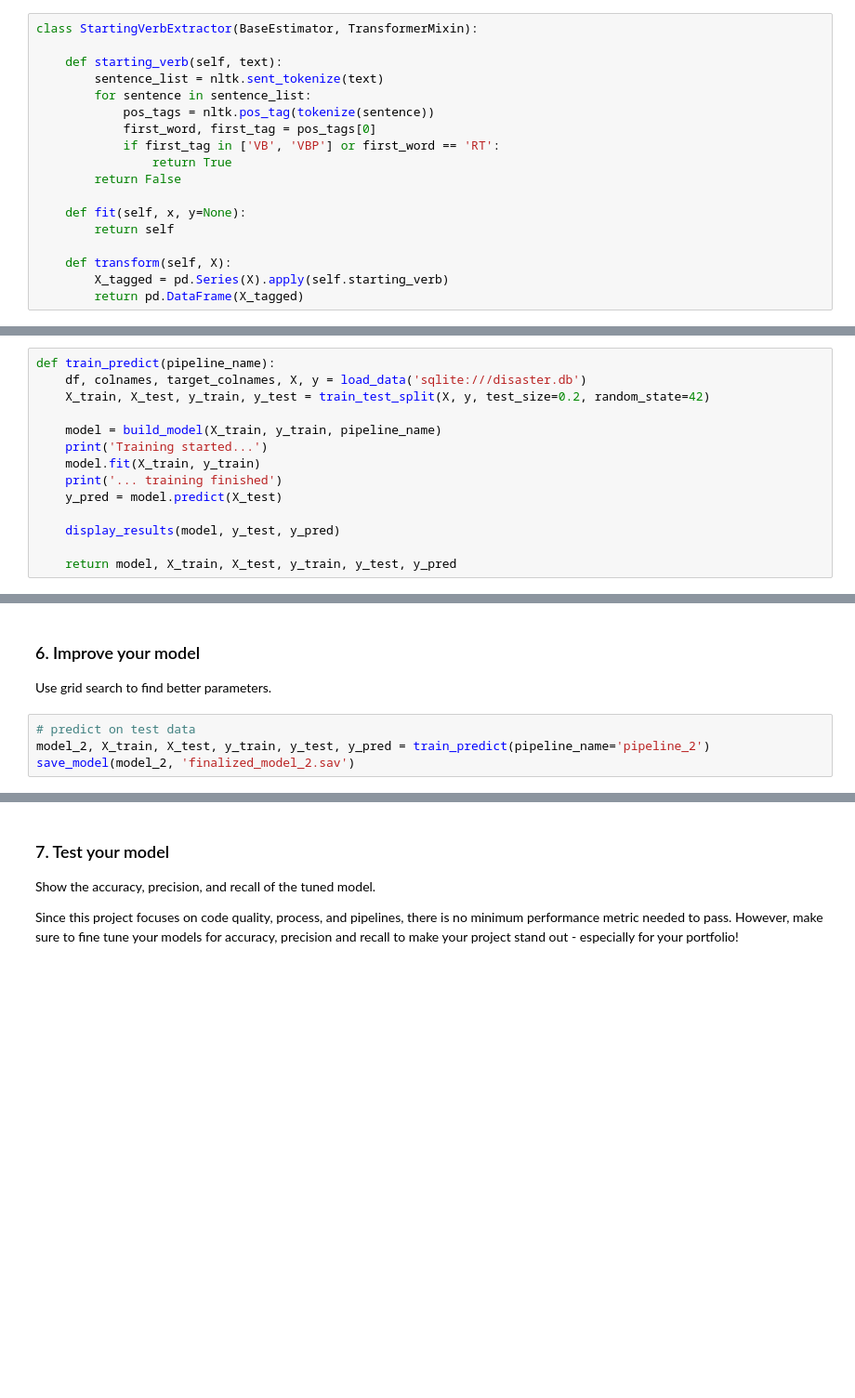
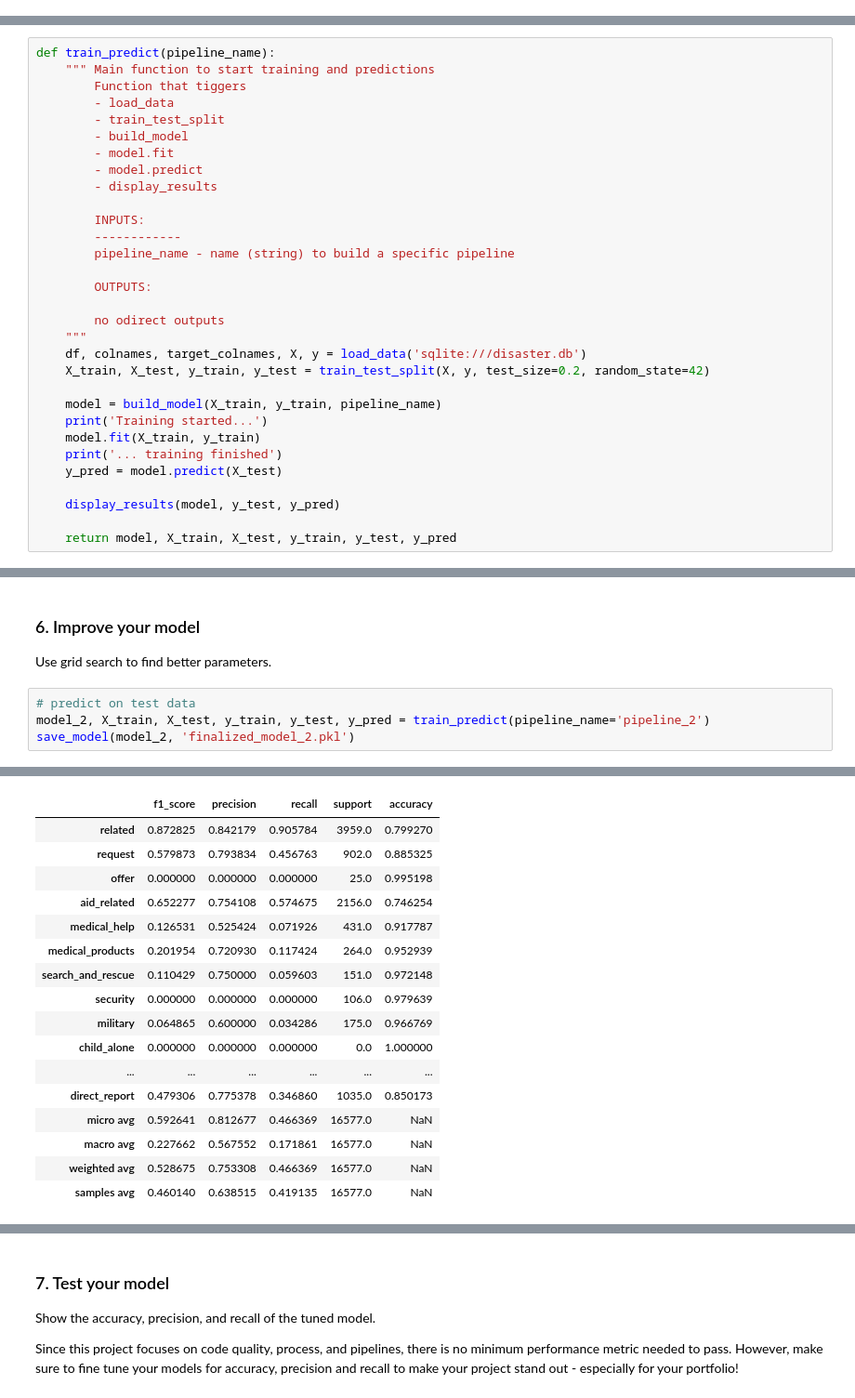
Before and after one commit to ddhartma/Disaster-Response-Pipeline-Project, a Jupyter notebook: ML/ML Pipeline Preparation.ipynb, the cells around one changed output, grey strips where cells are left out. Shown at 93% size. Cells and saved outputs as stored; diff of their text form; blank space fills up the shorter version.

Commit message:
fix: Fix bugs in ML pipeline notebook

```diff
--- a/ML/ML Pipeline Preparation.ipynb
+++ b/ML/ML Pipeline Preparation.ipynb
@@ -170,21 +170,3 @@ def tokenize(text):
 # %% [markdown]
 ### 3. Build a machine learning pipeline
 This machine pipeline should take in the `message` column as input and output classification results on the other 36 categories in the dataset. You may find the [MultiOutputClassifier](http://scikit-learn.org/stable/modules/generated/sklearn.multioutput.MultiOutputClassifier.html) helpful for predicting multiple target variables.
-# %%
-class StartingVerbExtractor(BaseEstimator, TransformerMixin):
-
-    def starting_verb(self, text):
-        sentence_list = nltk.sent_tokenize(text)
-        for sentence in sentence_list:
-            pos_tags = nltk.pos_tag(tokenize(sentence))
-            first_word, first_tag = pos_tags[0]
-            if first_tag in ['VB', 'VBP'] or first_word == 'RT':
-                return True
-        return False
-
-    def fit(self, x, y=None):
-        return self
-
-    def transform(self, X):
-        X_tagged = pd.Series(X).apply(self.starting_verb)
-        return pd.DataFrame(X_tagged)
@@ -317,6 +359,23 @@ def display_results(model, y_test, y_pred):
 - Train pipeline
 # %%
 def train_predict(pipeline_name):
+    """ Main function to start training and predictions
+        Function that tiggers
+        - load_data
+        - train_test_split
+        - build_model
+        - model.fit
+        - model.predict
+        - display_results
+
+        INPUTS:
+        ------------
+        pipeline_name - name (string) to build a specific pipeline
+
+        OUTPUTS:
+
+        no odirect outputs
+    """
     df, colnames, target_colnames, X, y = load_data('sqlite:///disaster.db')
     X_train, X_test, y_train, y_test = train_test_split(X, y, test_size=0.2, random_state=42)
 
@@ -385,6 +444,6 @@ Use grid search to find better parameters.
 # %%
 # predict on test data
 model_2, X_train, X_test, y_train, y_test, y_pred = train_predict(pipeline_name='pipeline_2')
-save_model(model_2, 'finalized_model_2.sav')
+save_model(model_2, 'finalized_model_2.pkl')
 # %% [output]
 pipeline_2 chosen
@@ -390,0 +452,17 @@ pipeline_2 chosen
+|  | f1_score | precision | recall | support | accuracy |
+| related | 0.872825 | 0.842179 | 0.905784 | 3959.0 | 0.799270 |
+| request | 0.579873 | 0.793834 | 0.456763 | 902.0 | 0.885325 |
+| offer | 0.000000 | 0.000000 | 0.000000 | 25.0 | 0.995198 |
+| aid_related | 0.652277 | 0.754108 | 0.574675 | 2156.0 | 0.746254 |
+| medical_help | 0.126531 | 0.525424 | 0.071926 | 431.0 | 0.917787 |
+| medical_products | 0.201954 | 0.720930 | 0.117424 | 264.0 | 0.952939 |
+| search_and_rescue | 0.110429 | 0.750000 | 0.059603 | 151.0 | 0.972148 |
+| security | 0.000000 | 0.000000 | 0.000000 | 106.0 | 0.979639 |
+| military | 0.064865 | 0.600000 | 0.034286 | 175.0 | 0.966769 |
+| child_alone | 0.000000 | 0.000000 | 0.000000 | 0.0 | 1.000000 |
+| ... | ... | ... | ... | ... | ... |
+| direct_report | 0.479306 | 0.775378 | 0.346860 | 1035.0 | 0.850173 |
+| micro avg | 0.592641 | 0.812677 | 0.466369 | 16577.0 | NaN |
+| macro avg | 0.227662 | 0.567552 | 0.171861 | 16577.0 | NaN |
+| weighted avg | 0.528675 | 0.753308 | 0.466369 | 16577.0 | NaN |
+| samples avg | 0.460140 | 0.638515 | 0.419135 | 16577.0 | NaN |
```
Also changed, not shown: parts of 6 cells of this notebook.
